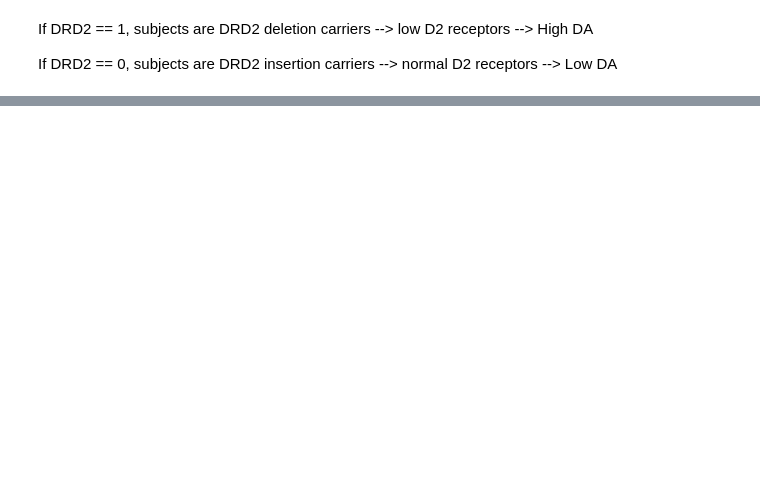
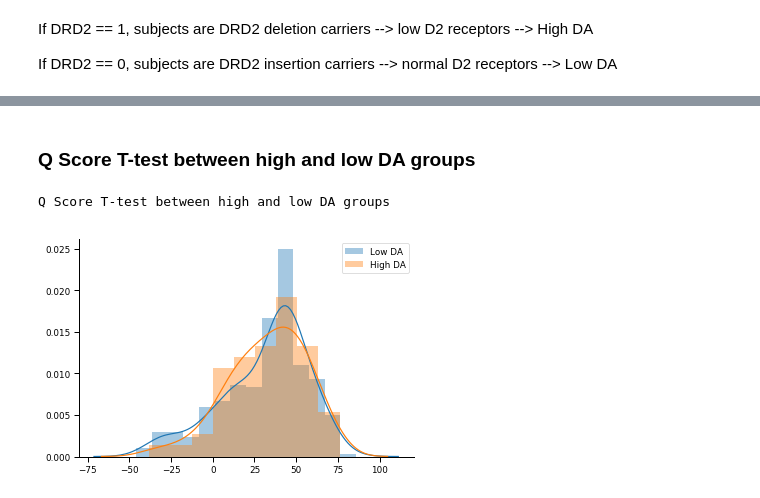
Before and after one commit to cbanuelos/DRD2_Abnormal_Learning, a Jupyter notebook: DataAnalysis.ipynb, the cells around one changed output, grey strips where cells are left out. Drawn from its saved outputs; the diff is of its cells as text; code cells hidden in the pictures; blank space fills up the shorter version.

```diff
--- a/DataAnalysis.ipynb
+++ b/DataAnalysis.ipynb
@@ -149,0 +222,19 @@ scipy.stats.ttest_ind()
+# %% [markdown]
+### Q Score T-test between high and low DA groups
+# %%
+sb.set_context("paper")
+
+high_DA_Q_data = pd.concat([high_DA['Q']], axis=1)
+low_DA_Q_data = pd.concat([low_DA['Q']], axis=1)
+
+
+print("Q Score T-test between high and low DA groups")
+scatter_Q_low = sb.distplot(low_DA_Q_data, label='Low DA')
+scatter_Q_high = sb.distplot(high_DA_Q_data, label='High DA')
+plt.legend();
+
+
+sb.despine()
+# %% [output]
+Q Score T-test between high and low DA groups
+[figure, added]
```
Also changed, not shown: parts of 26 cells of this notebook.
